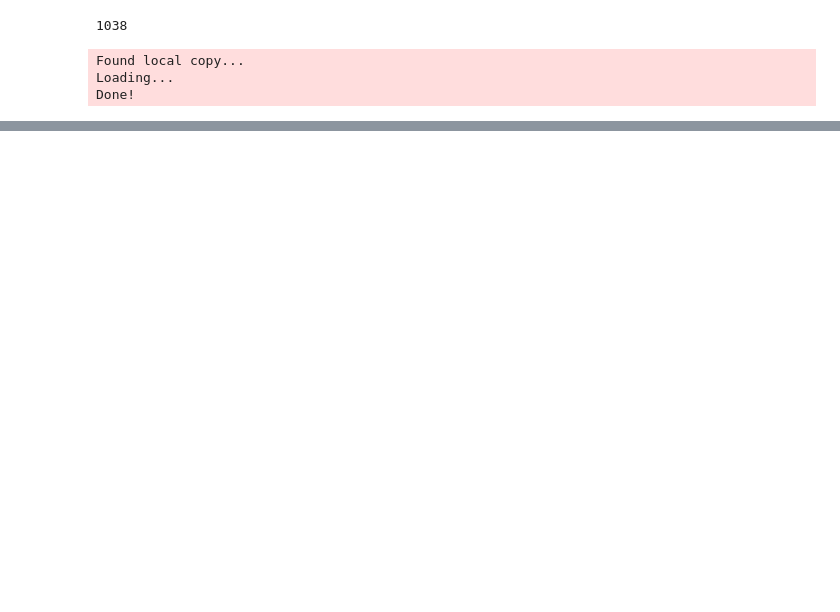
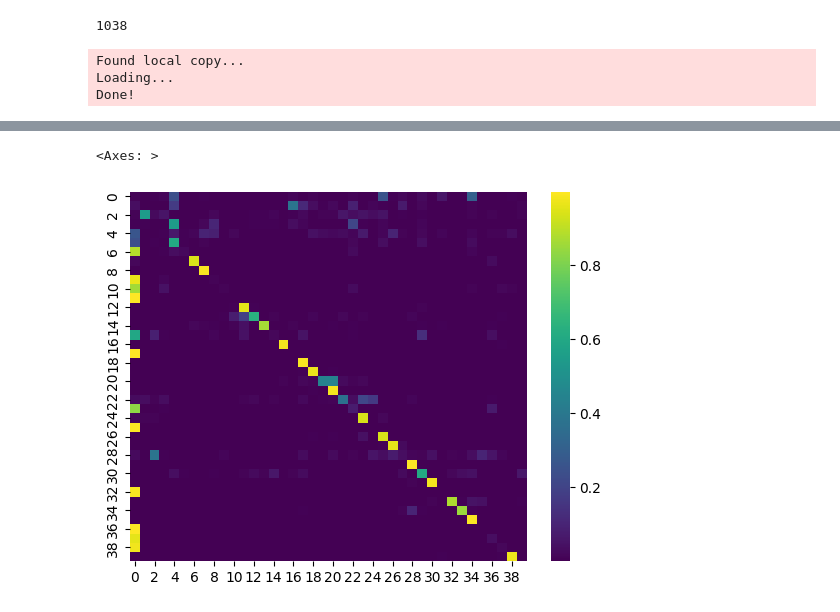
Before and after one commit to pop756/QM, a Jupyter notebook: BERT_process_ATM.ipynb, the cells around one changed output, grey strips where cells are left out. Saved outputs shown, nothing was run; the diff lists cells and outputs as text; code cells hidden in the pictures; blank space fills up the shorter version.

Commit message:
tensor modified

```diff
--- a/BERT_process_ATM.ipynb
+++ b/BERT_process_ATM.ipynb
@@ -731,5 +346,3 @@ class BERT_tensor(tf.keras.layers.Layer):
 # %%
 from Module import custom_layers
-# %%
-BERT_tensor = custom_layers.BERT_tensor
 # %%
@@ -1289,13 +610,15 @@ from tensorflow.keras.layers import MultiHeadAttention
 from tensorflow.keras.layers import GlobalMaxPooling1D
 from tensorflow.keras.layers import LayerNormalization
 from tensorflow.keras.layers import Embedding
+from Module.custom_layers import BERT_tensor
+#from Module.custom_layers import BERT_tensor
 inputs = Input(shape = (200,),dtype=tf.int32)
 mask = Input(shape = (16), dtype=tf.int32)
-outputs = BERT_tensor(256,6,1024,732)(inputs,mask,pretrain=True)
+outputs = BERT_tensor(256,6,1024,732,Tensor_dimention=2)(inputs,mask,pretrain=True)
 
 model = Model(inputs = [inputs,mask], outputs = [outputs])
 model.summary()
 optmizer = tf.keras.optimizers.Adam(learning_rate=0.0002)
 model.compile(optimizer=optmizer,loss = custom_loss,metrics = Mask_acc)
-model.load_weights('./BERT/atomInSmile/small_tensor_Random_ZINC_L_model_weights')
+model.load_weights('./BERT/atomInSmile/temp_small_tensor_Random_ZINC_L_model_weights')
 # %% [output]
@@ -1365,9 +688,9 @@ import random
 size = 200000
 for k in range(1):
         for i in range(0,int(len(embedding_word)/size)):
-                lr = CustomLearningRateScheduler()
                 if k == 0:
-                        i = i
+                        i = i + 16
+
                 """
                 if i == int(len(embedding_word)/size):
                         break
@@ -1375,7 +698,7 @@ for k in range(1):
                         lr = (1e-4-1e-6)*(i)/80 + 1e-6
                 else:
                         lr = 1e-4*np.sqrt(80)/np.sqrt(i)"""
-                optimizer = tf.keras.optimizers.Adam(learning_rate=lr)
+                optimizer = tf.keras.optimizers.Adam(learning_rate=1e-4)
                 model.compile(optimizer= optimizer, loss = custom_loss, metrics= Mask_acc)
                 max = 16
                 mask_input = []
@@ -1415,10 +738,10 @@ for k in range(1):
 
                 print(f'This is {i} number step')
                 with tf.device('/device:GPU:0'):
-                        if i % 5 == 0:
+                        if i % 1 == 0:
                                 model.fit([np.array(random_value),np.array(inputs2)],np.array(output,dtype = int),epochs=1,batch_size=32,validation_data=([np.array(random_value_val),np.array(mask_input_val)],np.array(output_val)))
                         else:
                                 model.fit([np.array(random_value),np.array(inputs2)],np.array(output,dtype = int),epochs=1,batch_size=32)
                         print(model.optimizer.lr)
-                        model.save_weights('./BERT/atomInSmile/small_tensor_Random_ZINC_L_model_weights')
+                        model.save_weights('./BERT/atomInSmile/temp_small_tensor_Random_ZINC_L_model_weights')
 # %% [output]
@@ -1427,0 +782,14 @@ KeyboardInterrupt:
+# %%
+hidden,mask = model.layers[2].embedding(random_value[:10])
+mask = Attention_mask(mask)
+index = 1
+for i in range(index):
+    hidden = model.layers[2].encoder[i](hidden,mask)
+_,output = model.layers[2].encoder[index].att(hidden,mask)
+# %%
+import matplotlib.pyplot as plt
+import seaborn as sns
+sns.heatmap(output[4][5][0:40,0:40], cmap='viridis', fmt=".2f")
+# %% [output]
+<Axes: >
+[figure, added]
```
Also changed, not shown: parts of 41 cells of this notebook, 35 other files.
